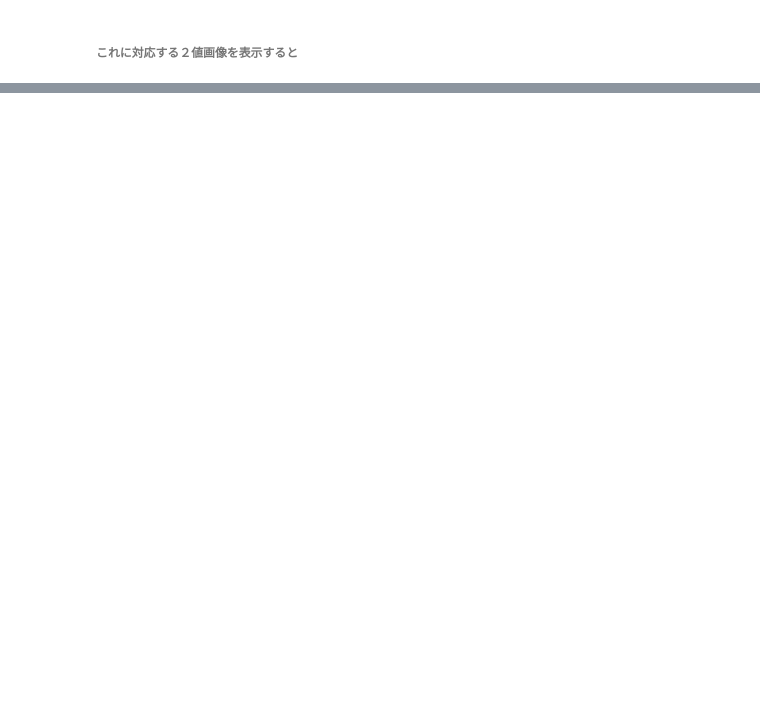
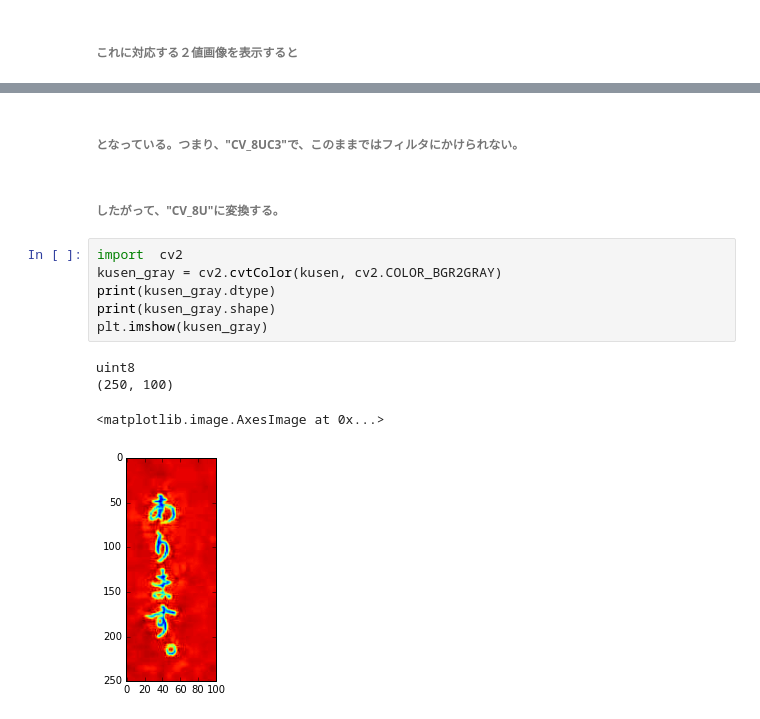
Before and after one commit to skkmania/knbnk3, a Jupyter notebook: doc/adj_check.ipynb, the cells around one changed output, grey strips where cells are left out. Cells and saved outputs as stored; diff of their text form; blank space fills up the shorter version.

```diff
--- a/doc/adj_check.ipynb
+++ b/doc/adj_check.ipynb
@@ -112,0 +137,15 @@ plt.imshow(np.array(bi_bubun))
+# %% [markdown]
+###### となっている。つまり、"CV_8UC3"で、このままではフィルタにかけられない。
+# %% [markdown]
+###### したがって、"CV_8U"に変換する。
+# %%
+import  cv2
+kusen_gray = cv2.cvtColor(kusen, cv2.COLOR_BGR2GRAY)
+print(kusen_gray.dtype)
+print(kusen_gray.shape)
+plt.imshow(kusen_gray)
+# %% [output]
+uint8
+(250, 100)
+<matplotlib.image.AxesImage at 0x...>
+[figure, added]
```
Also changed, not shown: parts of 29 cells of this notebook, 2 other files.
